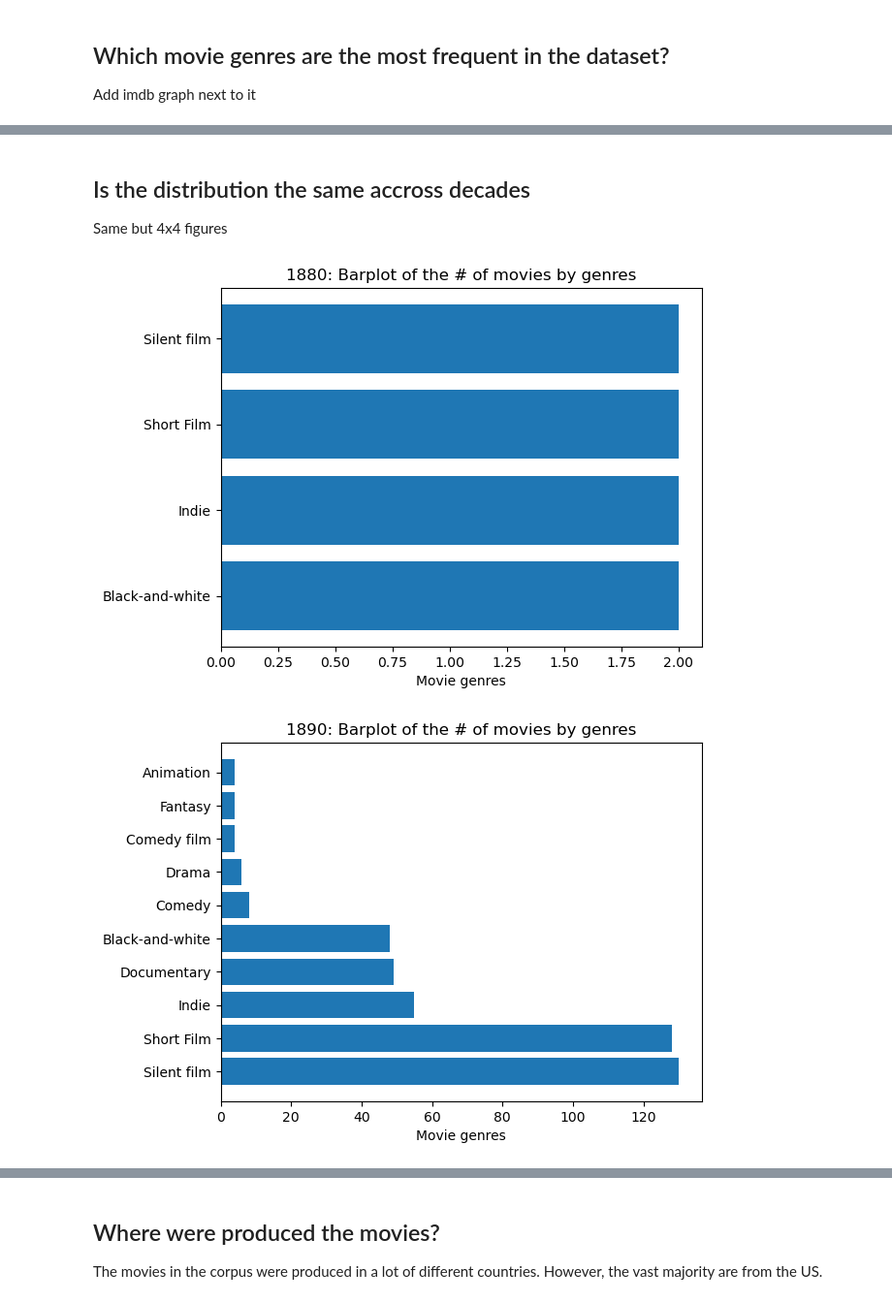
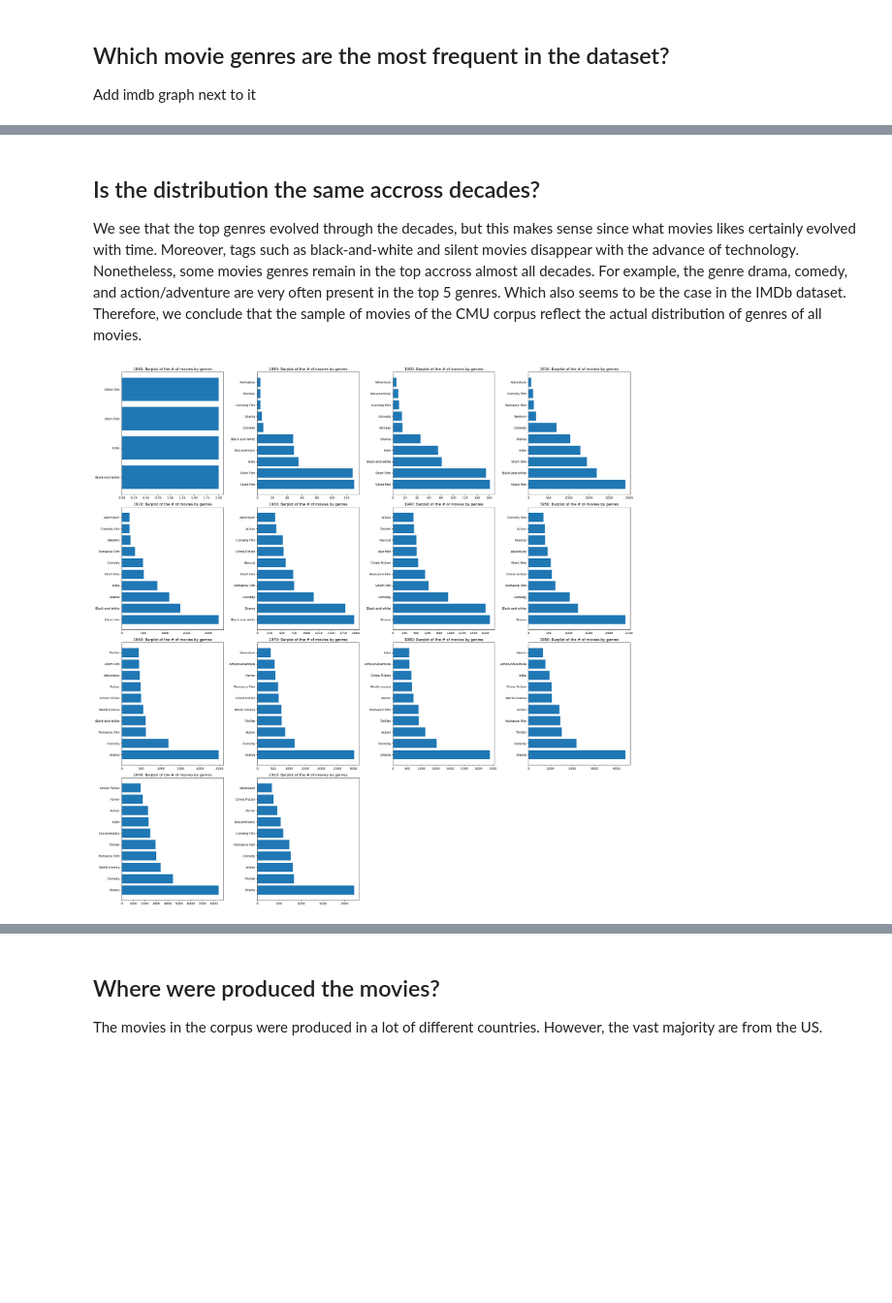
Before and after one commit to epfl-ada/ada-2022-project-error141, a Jupyter notebook: data_exploration_final.ipynb, the cells around one changed output, grey strips where cells are left out. Shown at 97% size. Cells and saved outputs as stored; diff of their text form; code cells hidden in the pictures; blank space fills up the shorter version.

```diff
--- a/data_exploration_final.ipynb
+++ b/data_exploration_final.ipynb
@@ -172,20 +176,24 @@ plt.show()
 # %% [markdown]
-## Is the distribution the same accross decades
-Same but 4x4 figures
+## Is the distribution the same accross decades?
+We see that the top genres evolved through the decades, but this makes sense since what movies likes certainly evolved with time. Moreover, tags such as black-and-white and silent movies disappear with the advance of technology. Nonetheless, some movies genres remain in the top accross almost all decades. For example, the genre drama, comedy, and action/adventure are very often present in the top 5 genres. Which also seems to be the case in the IMDb dataset. Therefore, we conclude that the sample of movies of the CMU corpus reflect the actual distribution of genres of all movies.
 # %%
 #Get count by decades
 genre_count = movie_metadata.groupby((movie_metadata.release_date//10)*10).genres.apply(get_count_genre)
 
 #Plot for each decade
-for decade in np.unique(movie_metadata.release_date//10*10):
+fig, axes = plt.subplots(nrows=4, ncols=4, figsize=(25,25))
+axes = axes.flatten()
+for i, decade in enumerate(np.unique(movie_metadata.release_date//10*10)):
 
     if (genre_count.loc[decade].shape[0] >= 10):
-        plt.barh(genre_count.loc[decade]['genre'].iloc[0:10], genre_count.loc[decade]['count'].iloc[0:10])
+        axes[i].barh(genre_count.loc[decade]['genre'].iloc[0:10], genre_count.loc[decade]['count'].iloc[0:10])
     else:
-        plt.barh(genre_count.loc[decade]['genre'].values, genre_count.loc[decade]['count'])
+        axes[i].barh(genre_count.loc[decade]['genre'].values, genre_count.loc[decade]['count'])
 
-    plt.xlabel('Movie genres'); plt.title(str(decade) + ': Barplot of the # of movies by genres')
-    plt.show()
+    axes[i].set_title(str(decade) + ': Barplot of the # of movies by genres')
+
+fig.delaxes(axes[14]); fig.delaxes(axes[15])
+plt.tight_layout()
+plt.show()
 # %% [output]
-[figure, old version]
+[figure, new version]
-[figure, removed]
```
Also changed, not shown: parts of 5 cells of this notebook.
